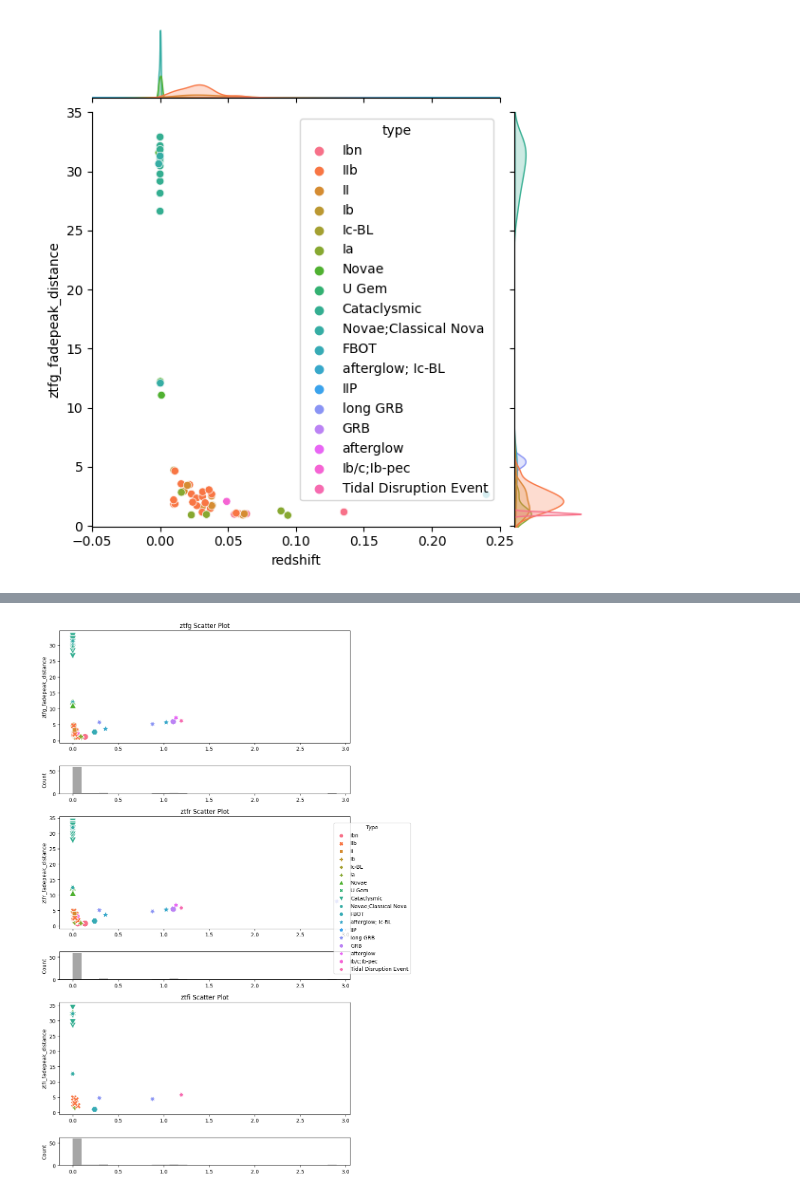
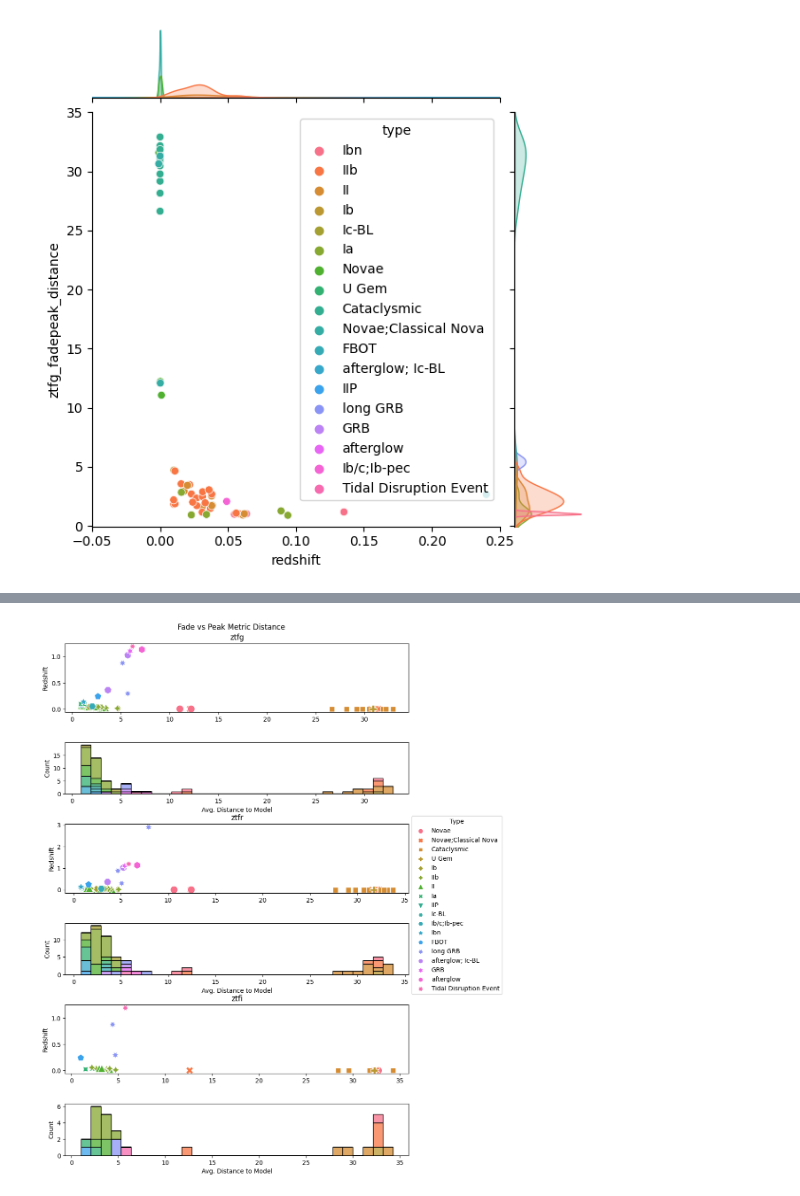
Before and after one commit to tylerbarna/kn-imposters, a Jupyter notebook: gp_calculations.ipynb, the cells around one changed output, grey strips where cells are left out. Saved outputs shown, nothing was run; the diff lists cells and outputs as text; code cells hidden in the pictures.

```diff
--- a/gp_calculations.ipynb
+++ b/gp_calculations.ipynb
@@ -676,7 +676,7 @@ for filt in ['ztfg', 'ztfr', 'ztfi']:
     plt.show()
     fig, ax = plt.subplots(1, 1, figsize=(10, 5), sharey=True)
     sns.scatterplot(data=df_rates, x='redshift', y=f'{filt}_fadepeak_distance', hue='type', style='type', s=150, ax=ax)
-    ax.set_xlim(None, 0.25);
+    #ax.set_xlim(None, 0.25);
     plt.show()
 # ax.set_xscale('log')
 # sns.scatterplot(data=df_risepeak, x='redshift', y='ztfg_peakrise_distance', hue='type', style='type', s=150, ax=ax[1])
@@ -701,51 +741,41 @@ JG1.ax_marg_x.set_xlim(-0.05,0.25), JG1.ax_marg_y.set_ylim(-0.05,35)
 # %%
-import matplotlib.pyplot as plt
-import seaborn as sns
-import pandas as pd
-
-
 filters = ['ztfg', 'ztfr', 'ztfi']
-x_column = 'redshift'
-y_columns = {
+y_column = 'redshift'
+x_columns = {
     'ztfg': 'ztfg_fadepeak_distance',
     'ztfr': 'ztfr_fadepeak_distance',
     'ztfi': 'ztfi_fadepeak_distance'
 }
 
-
 fig = plt.figure(figsize=(10, 15))
-gs = fig.add_gridspec(6, 1, height_ratios=[4, 1] * 3)
+gs = fig.add_gridspec(6, 1, height_ratios=[4,3] * 3, hspace=0.5)
 
 handles, labels = [], []
 
 for i, filt in enumerate(filters):
 
-    y_column = y_columns[filt]
-
+    x_column = x_columns[filt]
 
     ax_scatter = fig.add_subplot(gs[i*2, 0])
-    scatter = sns.scatterplot(data=df_rates, x=x_column, y=y_column, hue='type', style='type', s=150, ax=ax_scatter)
-    ax_scatter.set_title(f'{filt} Scatter Plot')
-
+    scatter = sns.scatterplot(data=df_rates.sort_values('redshift'), x=x_column, y=y_column, hue='type', style='type', s=150, ax=ax_scatter)
+    ax_scatter.set_title(f'{filt}')
+    ax_scatter.set_ylabel('Redshift')
+    ax_scatter.set_xlabel(None)
 
     if i == 0:
         handles, labels = ax_scatter.get_legend_handles_labels()
-
-
     ax_scatter.legend_.remove()
 
+    ax_hist = fig.add_subplot(gs[i*2+1, 0], sharex=ax_scatter)
+    #ax_hist.hist(df_rates[x_column], bins=30, color='gray', alpha=0.7)
+    sns.histplot(data=df_rates.sort_values('redshift'), x=x_column, hue='type', multiple='stack', ax=ax_hist, bins=31,legend=False)
+    ax_hist.set_xlabel('Avg. Distance to Model')
+    #ax_hist.set_ylabel('Count')
 
-    ax_hist = fig.add_subplot(gs[i*2+1, 0], sharex=ax_scatter)
-    ax_hist.hist(df_rates[x_column], bins=30, color='gray', alpha=0.7)
-    ax_hist.set_ylabel('Count')
-
-
-    ax_scatter.set_xlabel('')
-
-
-fig.legend(handles=handles, labels=labels, loc='center right', title='Type')
+fig.legend(handles=handles, labels=labels, title='Type', bbox_to_anchor=(0.9, 0.625), loc="upper left")
 
 plt.tight_layout(rect=[0, 0, 0.85, 1])
+fig.suptitle('Fade vs Peak Metric Distance', y=0.91)
 plt.show()
 # %% [output]
-[figure, old version]
+[figure, new version]
```
Also changed, not shown: parts of 2 cells of this notebook.
